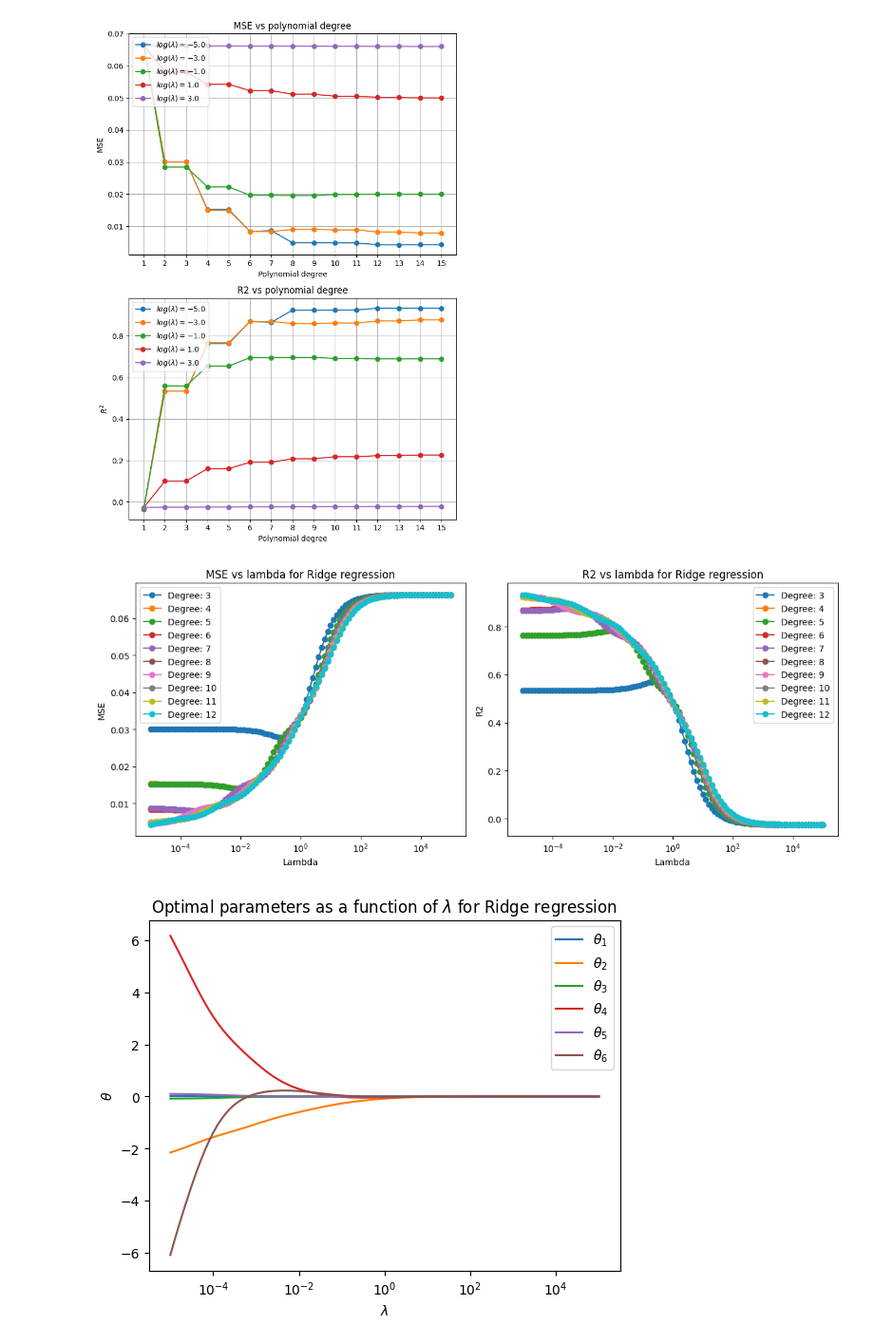
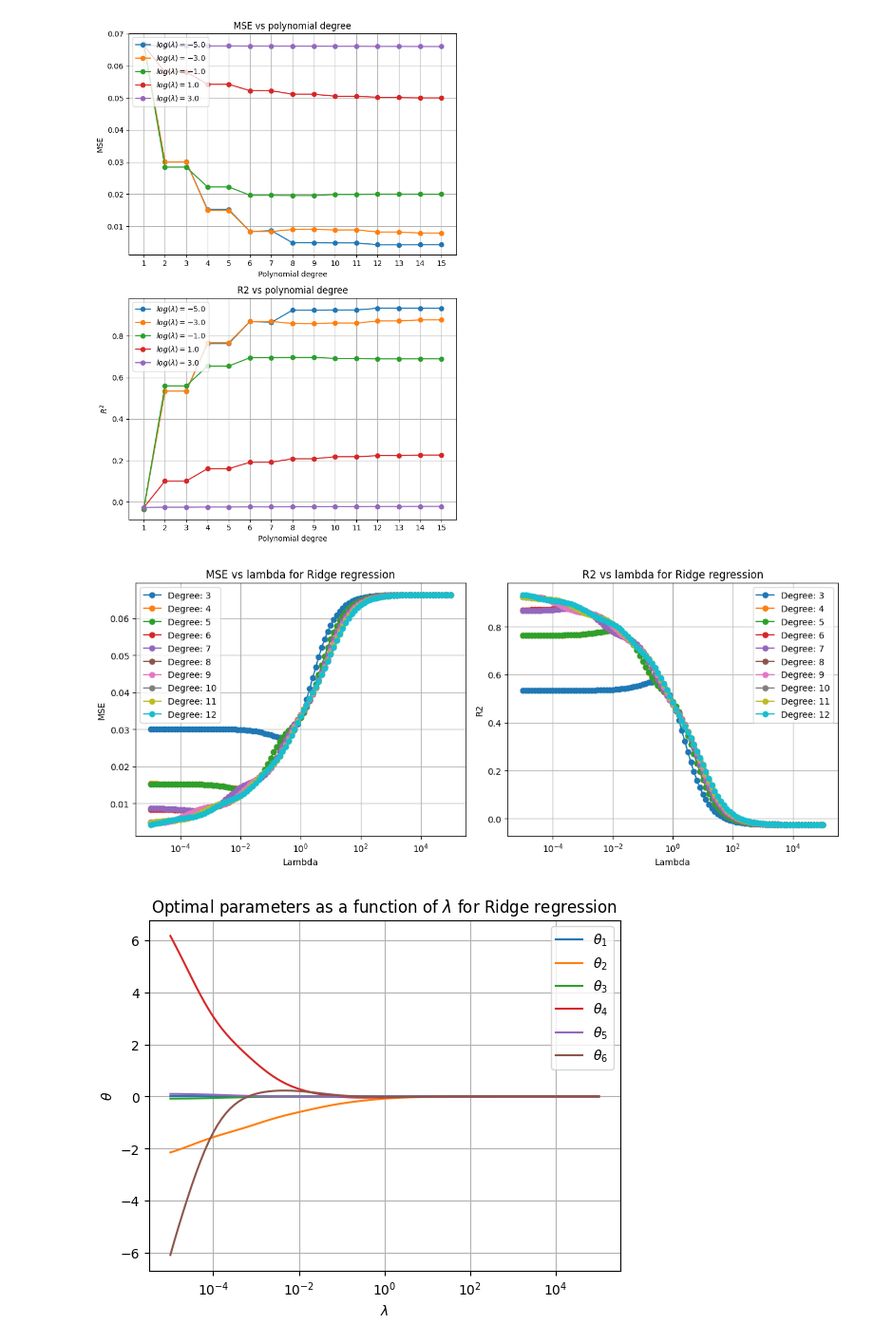
Before and after one commit to HeineEH/FYS-STK3155-4155_Project1, a Jupyter notebook: code/project_1ab.ipynb, the cells around one changed output. Shown: that part at 95% size. Saved outputs shown, nothing was run; the diff lists cells and outputs as text; code cells hidden in the pictures.

Commit message:
Fixed loop plotting in 1ab

```diff
--- a/code/project_1ab.ipynb
+++ b/code/project_1ab.ipynb
@@ -132,21 +134,26 @@ for i in range(len(lamb)):
     mse_values,r2_values = MSE_and_R2(x,y,polynomial_degrees,regression_type="Ridge",lamb = lamb[i])
     plt.subplot(2, 1, 1)
     plt.plot(polynomial_degrees, mse_values, marker='o',label=fr"$log(\lambda) = {np.log10(lamb[i])}$")
-    plt.title('MSE vs polynomial degree')
-    plt.xlabel('Polynomial degree')
-    plt.ylabel('MSE')
-    plt.legend(loc = "upper left")
-    plt.xticks(polynomial_degrees)
-    plt.grid()
 
     plt.subplot(2, 1, 2)
     plt.plot(polynomial_degrees, r2_values, marker='o',label=fr"$log(\lambda) = {np.log10(lamb[i])}$")
-    plt.title('R2 vs polynomial degree')
-    plt.xlabel('Polynomial degree')
-    plt.ylabel(r'$R^2$')
-    plt.legend(loc = "upper left")
-    plt.xticks(polynomial_degrees)
-    plt.grid()
+
+
+plt.subplot(2, 1, 1)
+plt.title('MSE vs polynomial degree')
+plt.xlabel('Polynomial degree')
+plt.ylabel('MSE')
+plt.legend(loc = "upper left")
+plt.xticks(polynomial_degrees)
+plt.grid()
+
+plt.subplot(2, 1, 2)
+plt.title('R2 vs polynomial degree')
+plt.xlabel('Polynomial degree')
+plt.ylabel(r'$R^2$')
+plt.legend(loc = "upper left")
+plt.xticks(polynomial_degrees)
+plt.grid()
 
 plt.tight_layout()
 plt.show()
@@ -171,49 +178,59 @@ plt.figure(figsize=(12,5))
 
 for j in range(len(polynomial_degrees)):
     plt.subplot(1, 2, 1)
-    plt.semilogx(lamb, mse_values[j,:], marker='o',label=f"Degree: {polynomial_degrees[j]}")
-    plt.title('MSE vs lambda for Ridge regression')
-    plt.xlabel('Lambda')
-    plt.legend()
-    plt.ylabel('MSE')
-    plt.grid()
+    plt.plot(lamb, mse_values[j,:], marker='o',label=f"Degree: {polynomial_degrees[j]}")
 
     plt.subplot(1, 2, 2)
-    plt.semilogx(lamb, r2_values[j,:], marker='o',label=f"Degree: {polynomial_degrees[j]}")
-    plt.title('R2 vs lambda for Ridge regression')
-    plt.xlabel('Lambda')
-    plt.legend()
-    plt.ylabel('R2')
-    plt.grid()
+    plt.plot(lamb, r2_values[j,:], marker='o',label=f"Degree: {polynomial_degrees[j]}")
+
+plt.subplot(1, 2, 1)
+plt.xscale('log')
+plt.title('MSE vs lambda for Ridge regression')
+plt.xlabel('Lambda')
+plt.legend()
+plt.ylabel('MSE')
+plt.grid()
+
+plt.subplot(1, 2, 2)
+plt.xscale('log')
+plt.title('R2 vs lambda for Ridge regression')
+plt.xlabel('Lambda')
+plt.legend()
+plt.ylabel('R2')
+plt.grid()
 
 plt.tight_layout()
 plt.show()
 # %% [output]
-[figure, old version]
+[figure, new version]
 # %%
 # Plotting optimal parameters as a function of lambda
+
+lamb = 10**(np.linspace(-5,5,101))
 
 theta_indices = np.array(range(1,7))
 
 opt_theta_vals = np.zeros((len(lamb),len(theta_indices)))
 
 X = polynomial_features(x,15)
 
 for i in range(len(lamb)):
     theta,_ = opt_theta(X,y,regression_type = "Ridge",lamb = lamb[i])
     opt_theta_vals[i,:] = theta[theta_indices - 1]
 
 for j in range(len(theta_indices)):
-    plt.semilogx(lamb, opt_theta_vals[:,j], label=fr"$\theta_{theta_indices[j]}$")
-    plt.title(r'Optimal parameters as a function of $\lambda$ for Ridge regression')
-    plt.xlabel(r"$\lambda$")
-    plt.legend()
-    plt.ylabel(r"$\theta$")
-    plt.grid()
+    plt.plot(lamb, opt_theta_vals[:,j], label=fr"$\theta_{theta_indices[j]}$")
+
+plt.xscale("log")
+plt.title('Optimal parameters as a function of $\\lambda$ for Ridge regression')
+plt.xlabel("$\\lambda$")
+plt.legend()
+plt.ylabel("$\\theta$")
+plt.grid()
 
 plt.show()
 # %% [output]
-[figure, old version]
+[figure, new version]
 # %%
 # Values of MSE and R2 for a large number of datapoints (10^7), for different values of lambda
 deg = 15
```
Also changed, not shown: parts of 2 cells of this notebook.
